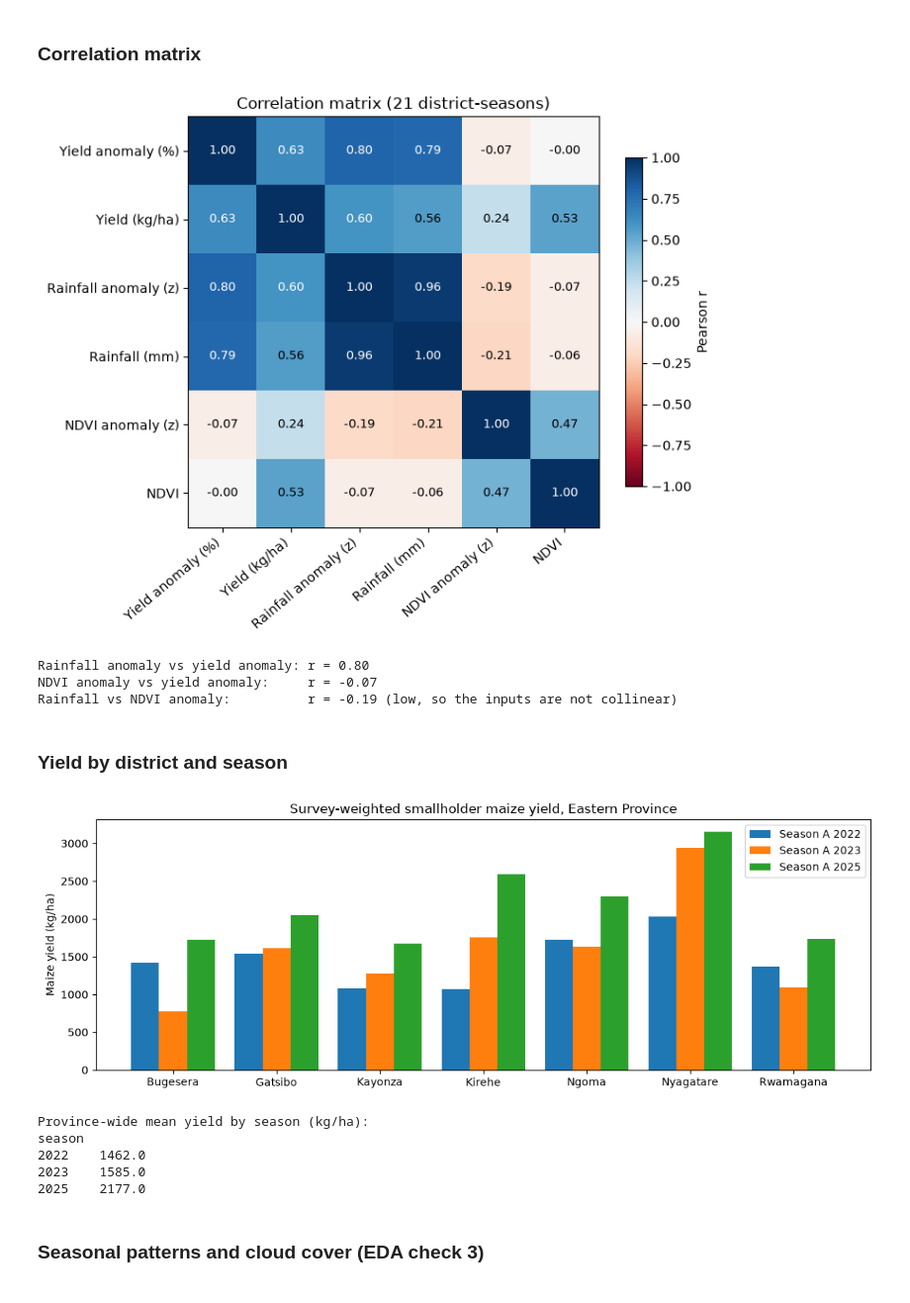
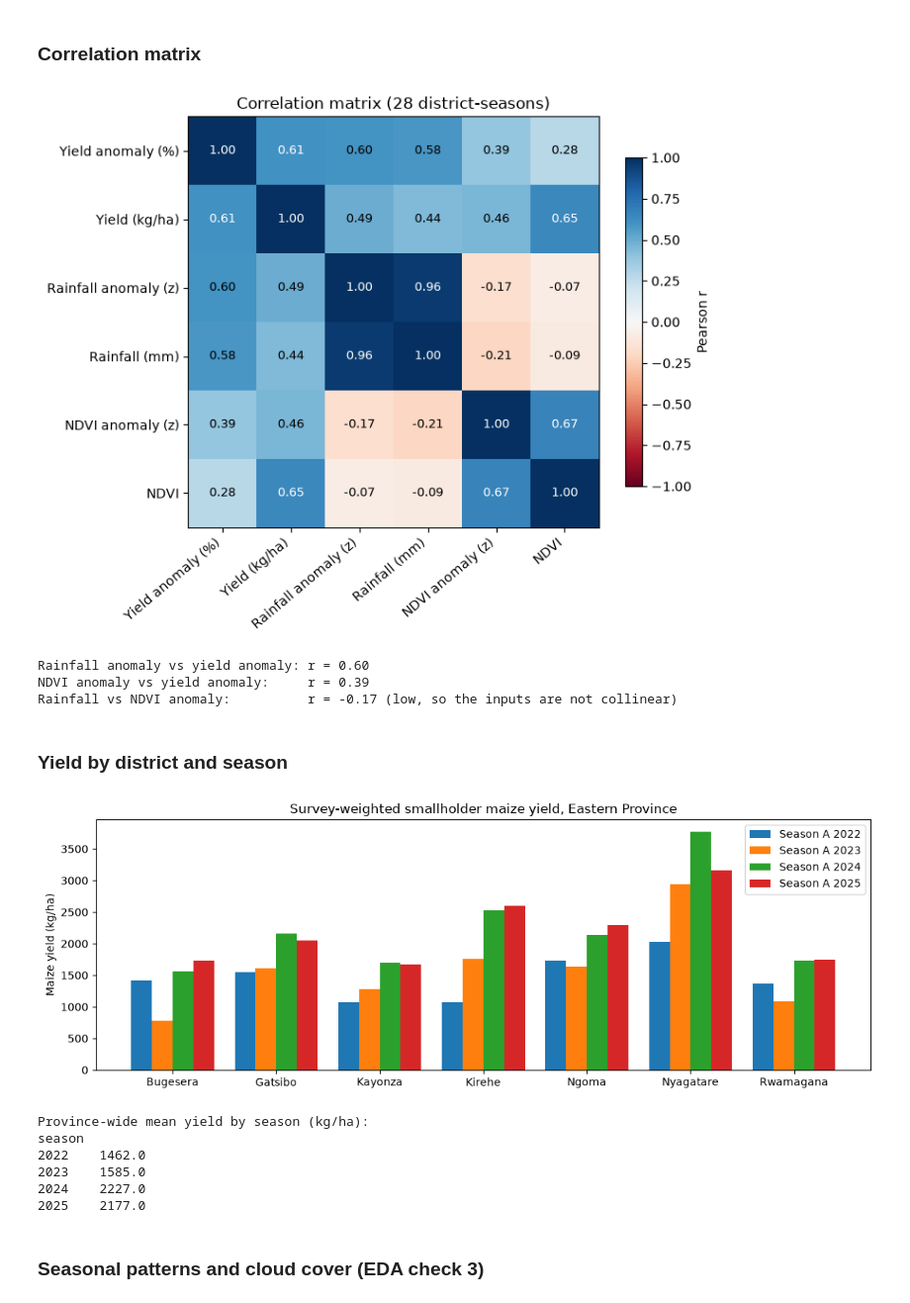
Before and after one commit to JokMaker/parametric-drought-simulator, a Jupyter notebook: notebook/drought_index.ipynb, the cells around one changed output. Shown at 99% size. Drawn from its saved outputs; the diff is of its cells as text; code cells hidden in the pictures.

```diff
--- a/notebook/drought_index.ipynb
+++ b/notebook/drought_index.ipynb
@@ -208,3 +224,18 @@ Nyagatare   363   427   421
 Rwamagana   451   418   340
 # %% [markdown]
 ### Calculating weighted district yields
+# %%
+def district_yields(plot_table, season, area_col, production_col):
+    out = []
+    for dist, g in plot_table.groupby('district'):
+        w = g['plot_weight']
+        out.append({'district': dist, 'season': season, 'plots': len(g),
+                    'yield_kg_ha': (w * g[production_col]).sum() / (w * g[area_col]).sum()})
+    return out
+
+rows = []
+for yr, m in plots.items():
+    rows += district_yields(m, yr, 'area_ha', 'production_kg')
+yld = pd.DataFrame(rows)
+yld = yld[yld['district'].isin(DISTRICTS)].reset_index(drop=True)
+print(f'{len(yld)} district-seasons from the standard releases (2022, 2023, 2025)')
@@ -211,18 +284,21 @@ Rwamagana   451   418   340
 # %%
-rows = []
-for yr, m in plots.items():
-    for dist, g in m.groupby('district'):
-        w = g['plot_weight']
-        rows.append({'district': dist, 'season': yr,
-                     'yield_kg_ha': (w * g['production_kg']).sum() / (w * g['area_ha']).sum(),
-                     'plots': len(g)})
+small = joined['s1q7'].astype(str).str.lower().str.startswith('small')
+m24 = joined[small].copy()
+m24['district'] = m24['s1q2'].astype(str)
+for c in ['crop_area', 's2q21', 'plot_weight']:
+    m24[c] = pd.to_numeric(m24[c], errors='coerce')
+m24 = m24.dropna(subset=['crop_area', 's2q21', 'plot_weight'])
+m24 = m24[m24['crop_area'] > 0]
+plots[2024] = m24.rename(columns={'crop_area': 'area_ha', 's2q21': 'production_kg'})
+print(f'2024 smallholder maize plots used: {len(m24):,}')
 
-yld = pd.DataFrame(rows)
-yld = yld[yld['district'].isin(DISTRICTS)].reset_index(drop=True)
-assert len(yld) == 21, f'Expected 21 district-seasons, got {len(yld)}'
+yld24 = pd.DataFrame(district_yields(m24, 2024, 'crop_area', 's2q21'))
+yld = (pd.concat([yld, yld24[yld24['district'].isin(DISTRICTS)]], ignore_index=True)
+       .sort_values(['season', 'district']).reset_index(drop=True))
+assert len(yld) == len(DISTRICTS) * len(YIELD_SEASONS), f'Expected 28 district-seasons, got {len(yld)}'
 yld.to_csv(YIELD_CSV, index=False)
 
-print(f'{len(yld)} district-seasons saved\n')
+print(f'\n{len(yld)} district-seasons saved to {YIELD_CSV.name}\n')
 print('District maize yield (kg/ha):')
 print(yld.pivot(index='district', columns='season', values='yield_kg_ha').round(0))
 # %% [output]
@@ -369,41 +471,43 @@ for i in range(len(cols)):
         ax.text(j, i, f'{v:.2f}', ha='center', va='center', fontsize=9,
                 color='white' if abs(v) > 0.6 else 'black')
 fig.colorbar(im, ax=ax, shrink=0.8, label='Pearson r')
-ax.set_title('Correlation matrix (21 district-seasons)')
+ax.set_title(f'Correlation matrix ({len(df)} district-seasons)')
 plt.tight_layout(); plt.show()
 
 print(f"Rainfall anomaly vs yield anomaly: r = {corr.loc['rain_z', 'yield_anom']:.2f}")
 print(f"NDVI anomaly vs yield anomaly:     r = {corr.loc['ndvi_z', 'yield_anom']:.2f}")
 print(f"Rainfall vs NDVI anomaly:          r = {corr.loc['rain_z', 'ndvi_z']:.2f} (low, so the inputs are not collinear)")
 # %% [output]
-[figure, old version]
+[figure, new version]
-Rainfall anomaly vs yield anomaly: r = 0.80
-NDVI anomaly vs yield anomaly:     r = -0.07
-Rainfall vs NDVI anomaly:          r = -0.19 (low, so the inputs are not collinear)
+Rainfall anomaly vs yield anomaly: r = 0.60
+NDVI anomaly vs yield anomaly:     r = 0.39
+Rainfall vs NDVI anomaly:          r = -0.17 (low, so the inputs are not collinear)
 # %% [markdown]
 ### Yield by district and season
 # %%
 # Maize yield by district and season: the target before it is turned into an anomaly
 pivot = df.pivot(index='district', columns='season', values='yield_kg_ha')
 
 fig, ax = plt.subplots(figsize=(11, 4))
-width = 0.27
+width = 0.8 / len(pivot.columns)
 for k, season in enumerate(pivot.columns):
-    ax.bar(np.arange(len(pivot)) + (k - 1) * width, pivot[season], width, label=f'Season A {season}')
+    offset = (k - (len(pivot.columns) - 1) / 2) * width
+    ax.bar(np.arange(len(pivot)) + offset, pivot[season], width, label=f'Season A {season}')
 ax.set_xticks(range(len(pivot)), pivot.index)
 ax.set_ylabel('Maize yield (kg/ha)')
 ax.set_title('Survey-weighted smallholder maize yield, Eastern Province')
 ax.legend()
 plt.tight_layout(); plt.show()
 
 print('Province-wide mean yield by season (kg/ha):')
 print(pivot.mean().round(0).to_string())
 # %% [output]
-[figure, old version]
+[figure, new version]
 Province-wide mean yield by season (kg/ha):
 season
 2022    1462.0
 2023    1585.0
+2024    2227.0
 2025    2177.0
 # %% [markdown]
 ### Seasonal patterns and cloud cover (EDA check 3)
```
Also changed, not shown: parts of 35 cells of this notebook, 12 other files.
